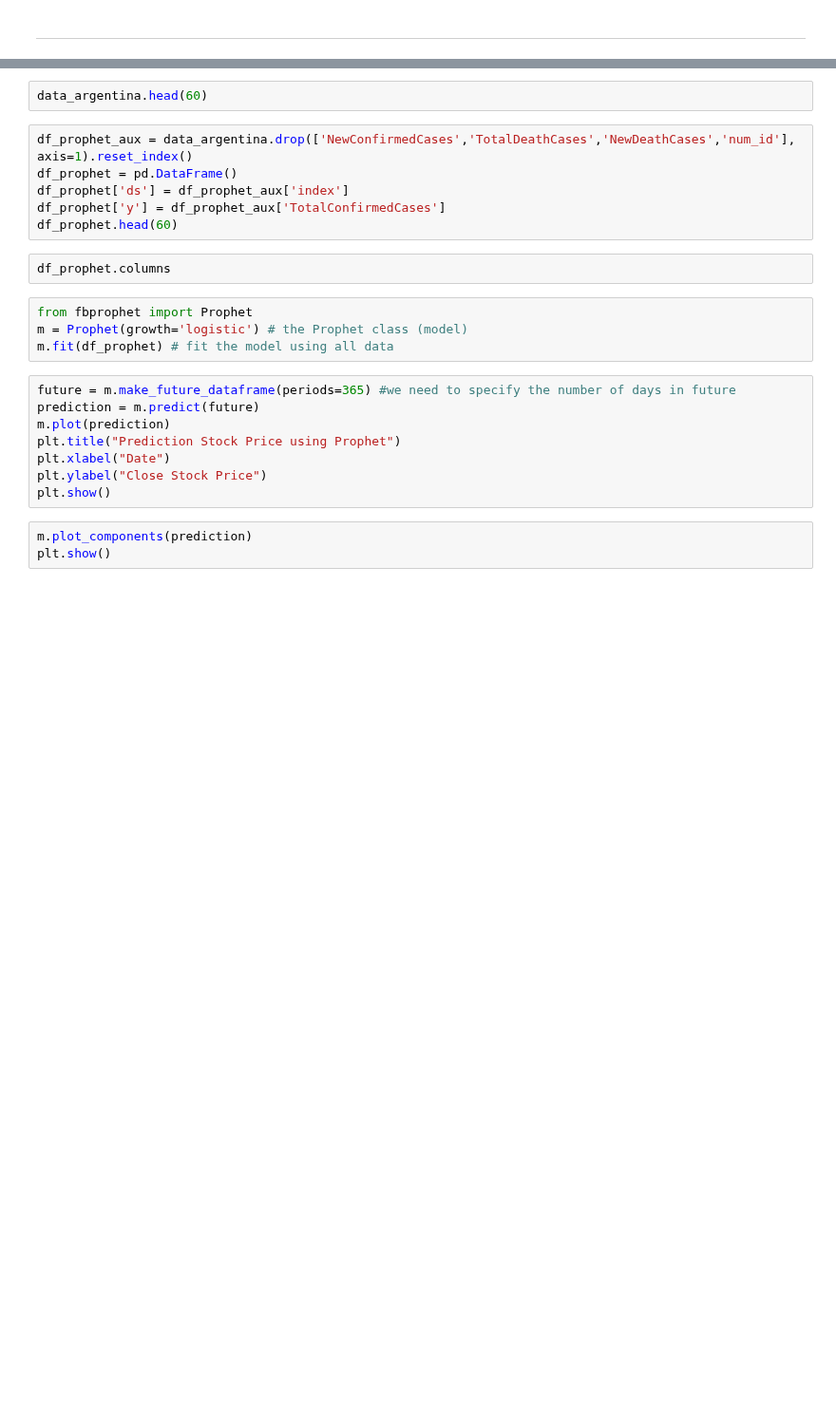
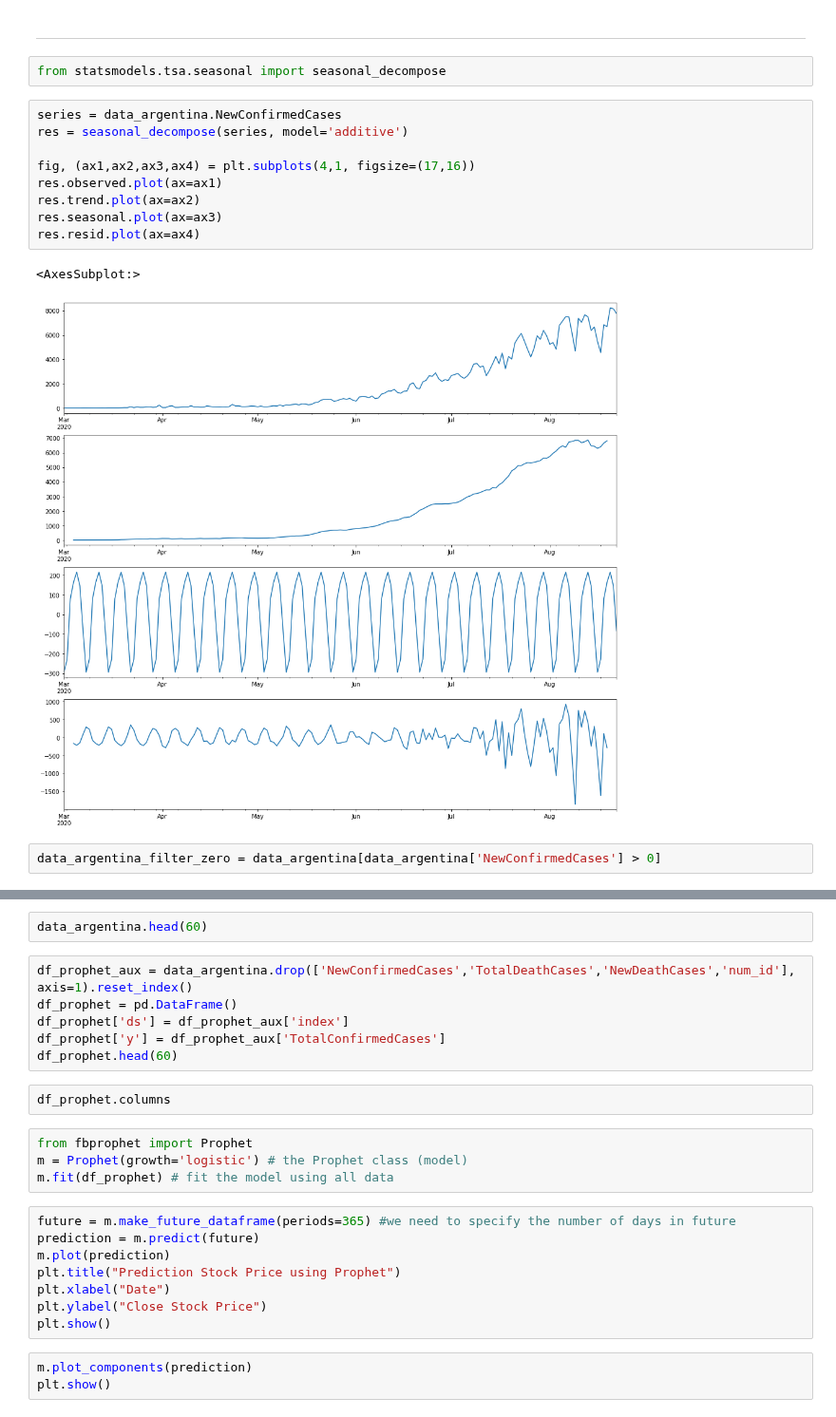
Before and after one commit to lprone/coronavirus, a Jupyter notebook: coronavirus-argentina.ipynb, the cells around one changed output, grey strips where cells are left out. Shown at 95% size. Cells and saved outputs as stored; diff of their text form; blank space fills up the shorter version.

Commit message:
add component decomposition for time series on coronavirus-argentina

```diff
--- a/coronavirus-argentina.ipynb
+++ b/coronavirus-argentina.ipynb
@@ -327,2 +327,18 @@ fourth_pow_model
 # %% [markdown]
 ----------------------------
+# %%
+from statsmodels.tsa.seasonal import seasonal_decompose
+# %%
+series = data_argentina.NewConfirmedCases
+res = seasonal_decompose(series, model='additive')
+
+fig, (ax1,ax2,ax3,ax4) = plt.subplots(4,1, figsize=(17,16))
+res.observed.plot(ax=ax1)
+res.trend.plot(ax=ax2)
+res.seasonal.plot(ax=ax3)
+res.resid.plot(ax=ax4)
+# %% [output]
+<AxesSubplot:>
+[figure, added]
+# %%
+data_argentina_filter_zero = data_argentina[data_argentina['NewConfirmedCases'] > 0]
```
Also changed, not shown: parts of 13 cells of this notebook.
